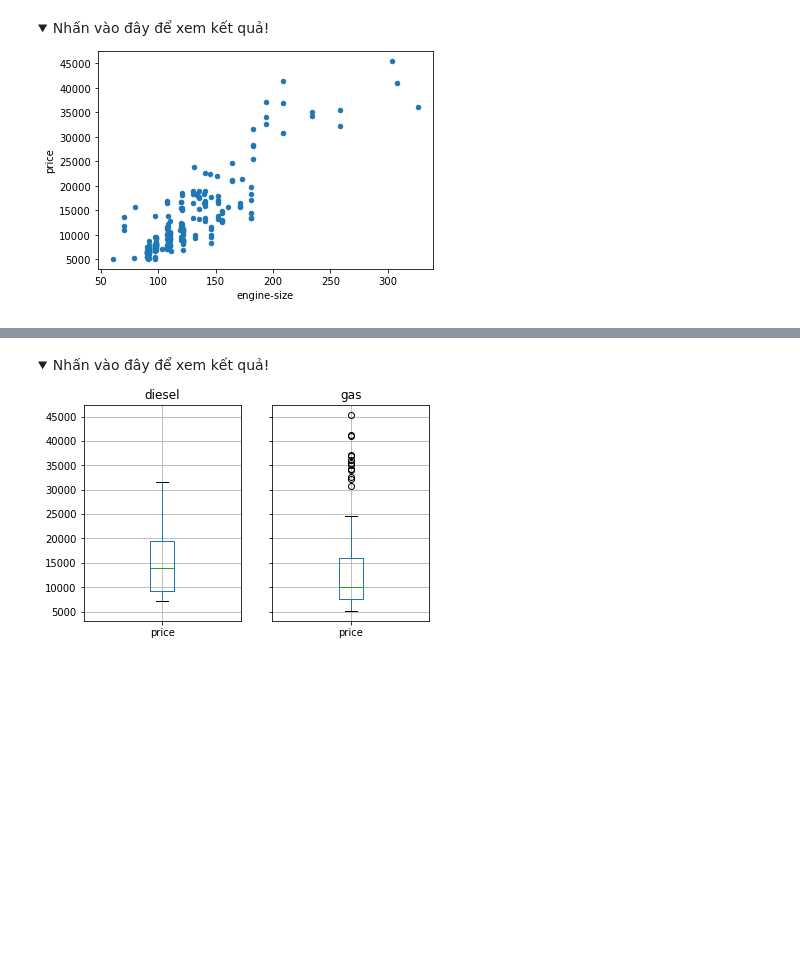
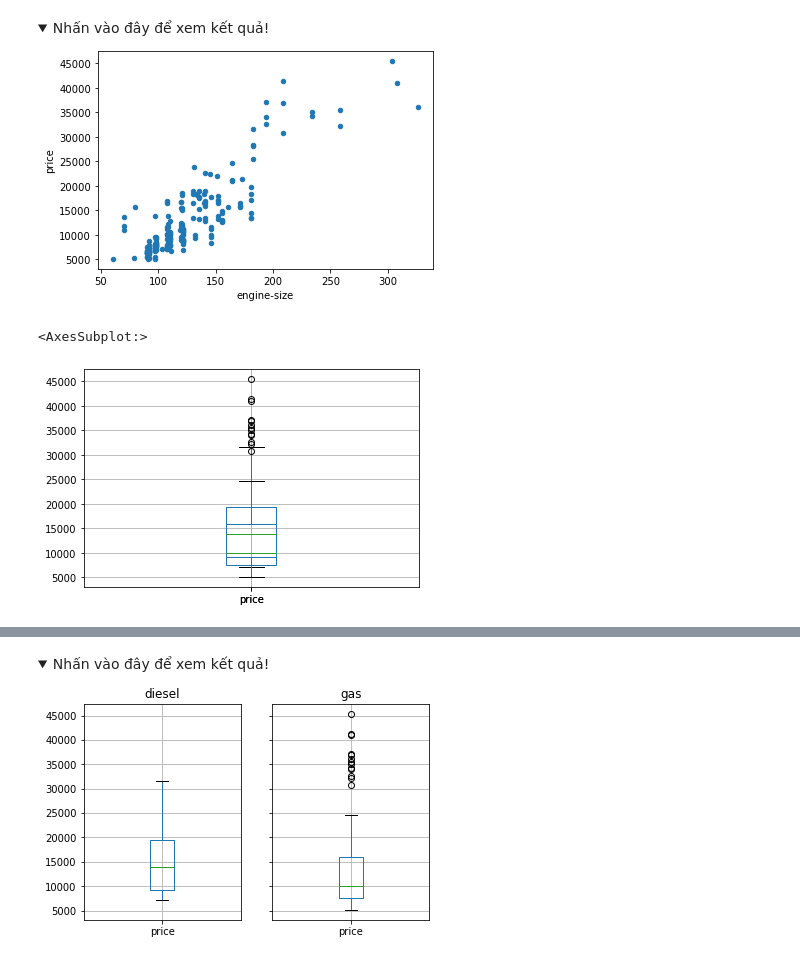
Before and after one commit to kienonline19/complete-python-course, a Jupyter notebook: problems/mr-dat-problems/Dataframe_Bai_lam_them_2 (Part 2).ipynb, the cells around one changed output, grey strips where cells are left out. Saved outputs shown, nothing was run; the diff lists cells and outputs as text; code cells hidden in the pictures; folded sections open; blank space fills up the shorter version.

```diff
--- a/problems/mr-dat-problems/Dataframe_Bai_lam_them_2 (Part 2).ipynb
+++ b/problems/mr-dat-problems/Dataframe_Bai_lam_them_2 (Part 2).ipynb
@@ -2206,3 +2206,9 @@ plt.show()
 </details>
 # %%
 # Câu 22: Vẽ biểu đồ boxplot thể hiện giá xe thay đổi như thế nào với từng loại fuel-style
+# df[['price', 'fuel-type']].boxplot()
+df1 = df[df['fuel-type'] == 'diesel'][['price', 'fuel-type']]
+df2 = df[df['fuel-type'] == 'gas'][['price', 'fuel-type']]
+# %% [output]
+<AxesSubplot:>
+[figure, added]
```
Also changed, not shown: parts of 2 cells of this notebook, 1 other file.
